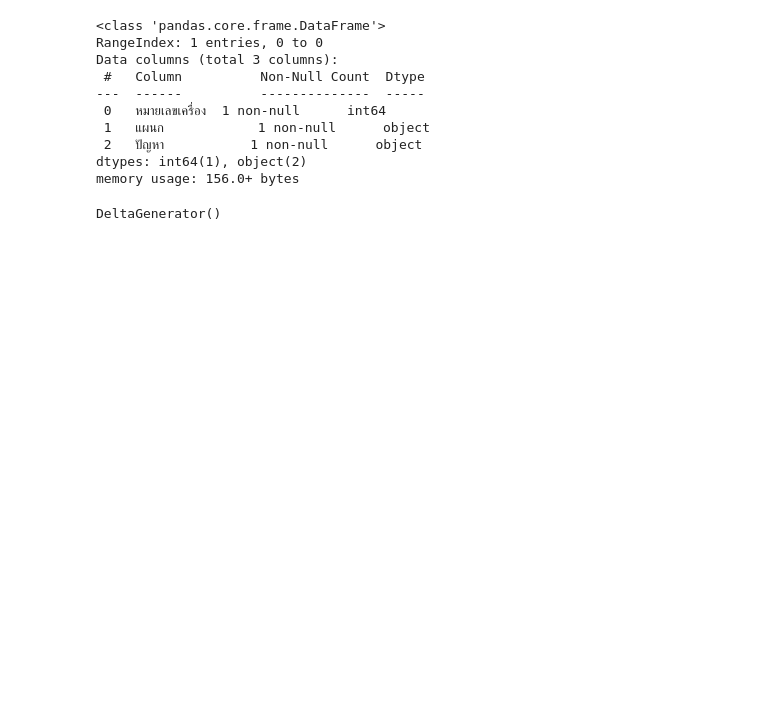
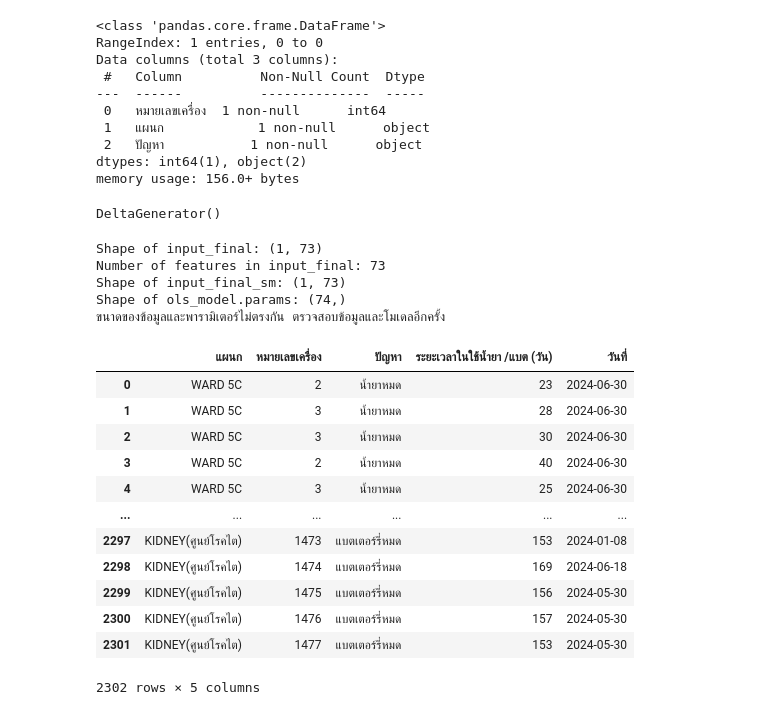
Before and after one commit to SSoraak/streamlit-start, a Jupyter notebook: test.ipynb, the cells around one changed output. Saved outputs shown, nothing was run; the diff lists cells and outputs as text; code cells hidden in the pictures; blank space fills up the shorter version.

```diff
--- a/test.ipynb
+++ b/test.ipynb
@@ -220,0 +207,53 @@ print(f"Predicted Time Until Maintenance Issue (statsmodels): {prediction_sm[0]:
+# %%
+
+# สมมุติว่าคุณมีข้อมูล input_final ที่ต้องการใช้
+# input_final = ข้อมูลอินพุตของคุณในรูปแบบ numpy array หรือ pandas DataFrame
+
+# ตรวจสอบขนาดของ input_final
+print(f"Shape of input_final: {input_final.shape}")
+
+# ตรวจสอบจำนวนตัวแปร (features) ใน input_final
+n_features = input_final.shape[1]
+print(f"Number of features in input_final: {n_features}")
+
+# เพิ่มค่า bias (intercept) ใน input_final
+input_final_sm = sm.add_constant(input_final)
+
+# ตรวจสอบขนาดของ input_final_sm หลังจากเพิ่มค่า bias
+print(f"Shape of input_final_sm: {input_final_sm.shape}")
+
+# สมมุติว่า ols_model เป็นโมเดลที่ฝึกแล้ว
+# ols_model = โมเดลการถดถอยเชิงเส้นที่ฝึกแล้ว
+
+# ตรวจสอบขนาดของพารามิเตอร์ใน ols_model
+print(f"Shape of ols_model.params: {ols_model.params.shape}")
+
+# ยืนยันว่าขนาดของ input_final_sm และ ols_model.params ตรงกัน
+if input_final_sm.shape[1] != ols_model.params.shape[0]:
+    print("ขนาดของข้อมูลและพารามิเตอร์ไม่ตรงกัน ตรวจสอบข้อมูลและโมเดลอีกครั้ง")
+else:
+    # ใช้ข้อมูล input_final_sm ในการทำการพยากรณ์
+    predictions = ols_model.predict(input_final_sm)
+    print(predictions)
+# %% [output]
+Shape of input_final: (1, 73)
+Number of features in input_final: 73
+Shape of input_final_sm: (1, 73)
+Shape of ols_model.params: (74,)
+ขนาดของข้อมูลและพารามิเตอร์ไม่ตรงกัน ตรวจสอบข้อมูลและโมเดลอีกครั้ง
+# %%
+df
+# %% [output]
+|  | แผนก | หมายเลขเครื่อง | ปัญหา | ระยะเวลาในใช้น้ำยา /แบต (วัน) | วันที่ |
+| 0 | WARD 5C | 2 | น้ำยาหมด | 23 | 2024-06-30 |
+| 1 | WARD 5C | 3 | น้ำยาหมด | 28 | 2024-06-30 |
+| 2 | WARD 5C | 3 | น้ำยาหมด | 30 | 2024-06-30 |
+| 3 | WARD 5C | 2 | น้ำยาหมด | 40 | 2024-06-30 |
+| 4 | WARD 5C | 3 | น้ำยาหมด | 25 | 2024-06-30 |
+| ... | ... | ... | ... | ... | ... |
+| 2297 | KIDNEY(ศูนย์โรคไต) | 1473 | แบตเตอร์รี่หมด | 153 | 2024-01-08 |
+| 2298 | KIDNEY(ศูนย์โรคไต) | 1474 | แบตเตอร์รี่หมด | 169 | 2024-06-18 |
+| 2299 | KIDNEY(ศูนย์โรคไต) | 1475 | แบตเตอร์รี่หมด | 156 | 2024-05-30 |
+| 2300 | KIDNEY(ศูนย์โรคไต) | 1476 | แบตเตอร์รี่หมด | 157 | 2024-05-30 |
+| 2301 | KIDNEY(ศูนย์โรคไต) | 1477 | แบตเตอร์รี่หมด | 153 | 2024-05-30 |
+2302 rows × 5 columns
```
Also changed, not shown: parts of 10 cells of this notebook, 1 other file.
